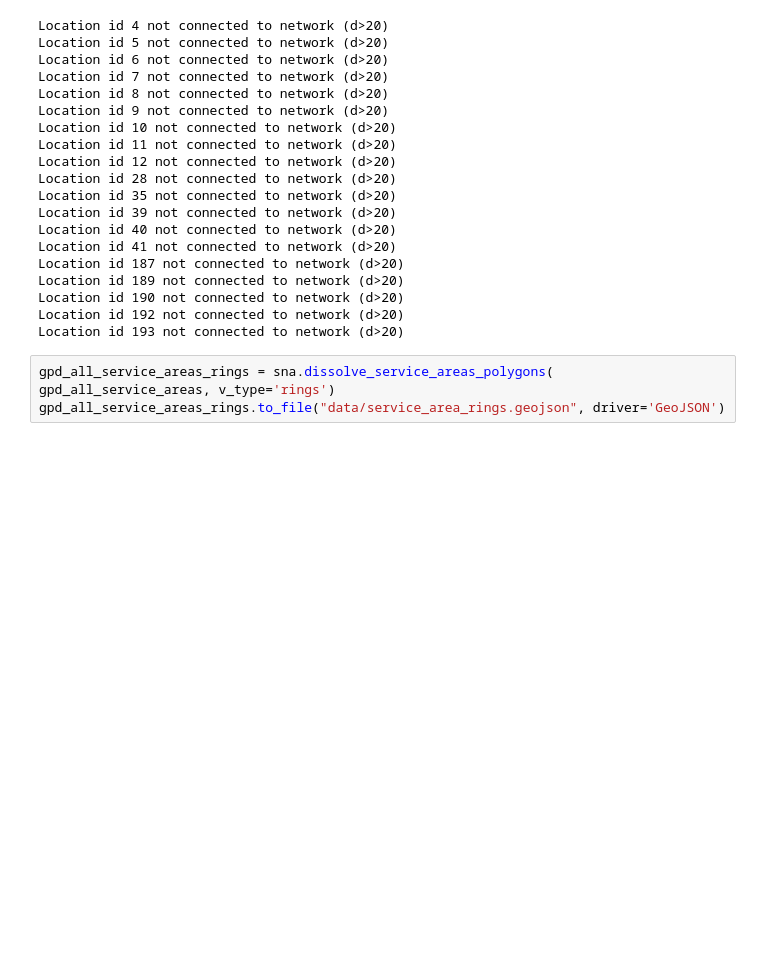
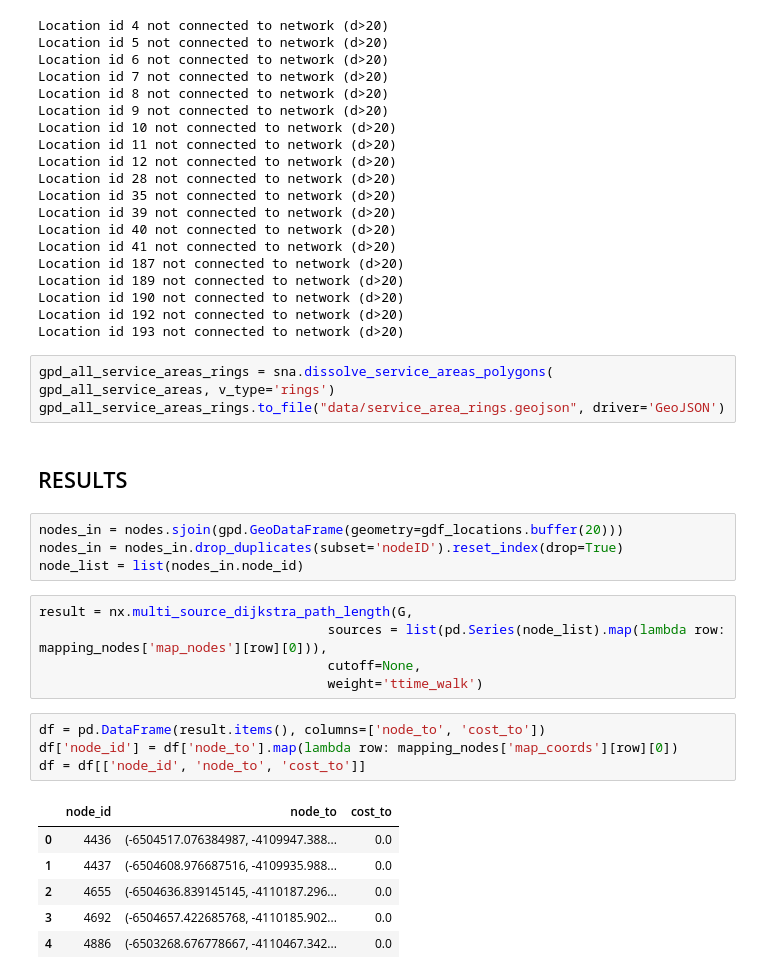
Before and after one commit to CEEU-lab/urban_connector, a Jupyter notebook: urban_connector/3 - Travel Time Analisis.ipynb, the cells around one changed output. Cells and saved outputs as stored; diff of their text form; blank space fills up the shorter version.

```diff
--- a/urban_connector/3 - Travel Time Analisis.ipynb
+++ b/urban_connector/3 - Travel Time Analisis.ipynb
@@ -96,3 +96,25 @@ Location id 193 not connected to network (d>20)
 # %%
 gpd_all_service_areas_rings = sna.dissolve_service_areas_polygons( gpd_all_service_areas, v_type='rings')
 gpd_all_service_areas_rings.to_file("data/service_area_rings.geojson", driver='GeoJSON')
+# %% [markdown]
+## RESULTS
+# %%
+nodes_in = nodes.sjoin(gpd.GeoDataFrame(geometry=gdf_locations.buffer(20)))
+nodes_in = nodes_in.drop_duplicates(subset='nodeID').reset_index(drop=True)
+node_list = list(nodes_in.node_id)
+# %%
+result = nx.multi_source_dijkstra_path_length(G,
+                                     sources = list(pd.Series(node_list).map(lambda row: mapping_nodes['map_nodes'][row][0])),
+                                     cutoff=None,
+                                     weight='ttime_walk')
+# %%
+df = pd.DataFrame(result.items(), columns=['node_to', 'cost_to'])
+df['node_id'] = df['node_to'].map(lambda row: mapping_nodes['map_coords'][row][0])
+df = df[['node_id', 'node_to', 'cost_to']]
+# %% [output]
+|  | node_id | node_to | cost_to |
+| 0 | 4436 | (-6504517.076384987, -4109947.388... | 0.0 |
+| 1 | 4437 | (-6504608.976687516, -4109935.988... | 0.0 |
+| 2 | 4655 | (-6504636.839145145, -4110187.296... | 0.0 |
+| 3 | 4692 | (-6504657.422685768, -4110185.902... | 0.0 |
+| 4 | 4886 | (-6503268.676778667, -4110467.342... | 0.0 |
```
Also changed, not shown: parts of 6 cells of this notebook.
